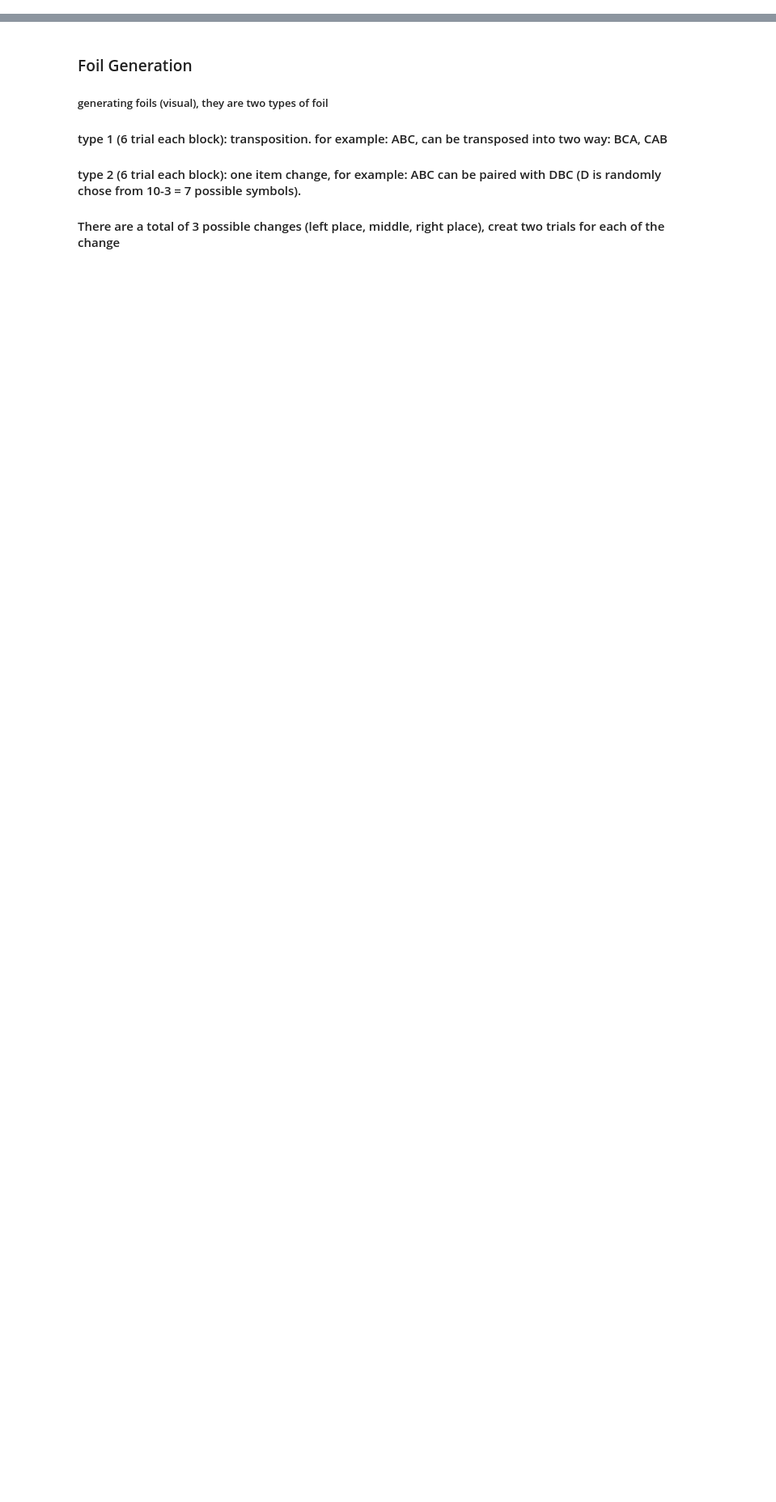
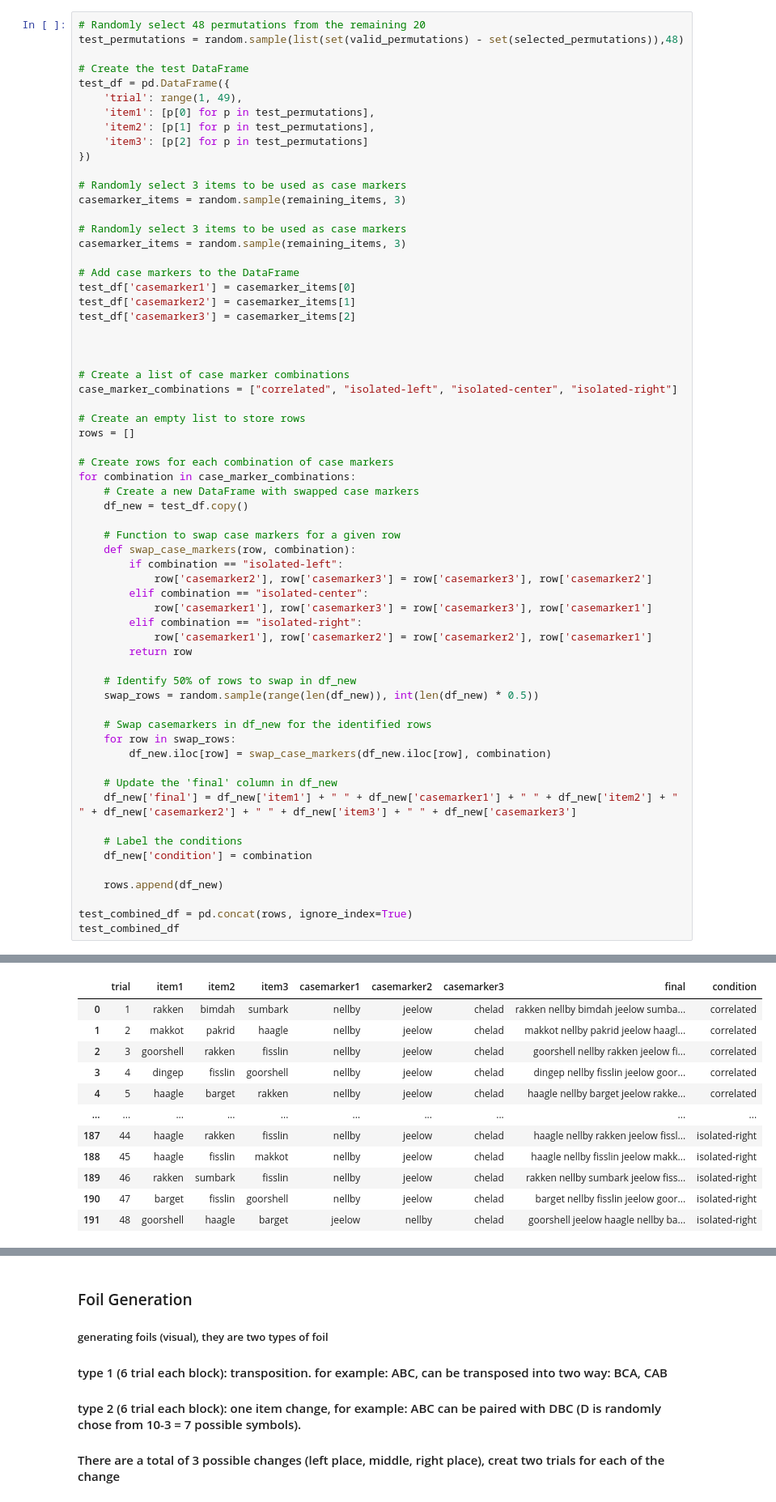
Before and after one commit to lucilevleugels/Adult_Artificial_Lang_Study, a Jupyter notebook: Generating stimuli parameters/Pythonised/Stimuli-Generation-Pythonised.ipynb, the cells around one changed output, grey strips where cells are left out. Shown at 81% size. Drawn from its saved outputs; the diff is of its cells as text; blank space fills up the shorter version.

Commit message:
updated code create disjoint test set

```diff
--- a/Generating stimuli parameters/Pythonised/Stimuli-Generation-Pythonised.ipynb
+++ b/Generating stimuli parameters/Pythonised/Stimuli-Generation-Pythonised.ipynb
@@ -174,0 +185,64 @@ combined_df[combined_df['condition'] == 'isolated-center']
+# %%
+# Randomly select 48 permutations from the remaining 20
+test_permutations = random.sample(list(set(valid_permutations) - set(selected_permutations)),48)
+
+# Create the test DataFrame
+test_df = pd.DataFrame({
+    'trial': range(1, 49),
+    'item1': [p[0] for p in test_permutations],
+    'item2': [p[1] for p in test_permutations],
+    'item3': [p[2] for p in test_permutations]
+})
+
+# Randomly select 3 items to be used as case markers
+casemarker_items = random.sample(remaining_items, 3)
+
+# Randomly select 3 items to be used as case markers
+casemarker_items = random.sample(remaining_items, 3)
+
+# Add case markers to the DataFrame
+test_df['casemarker1'] = casemarker_items[0]
+test_df['casemarker2'] = casemarker_items[1]
+test_df['casemarker3'] = casemarker_items[2]
+
+
+
+# Create a list of case marker combinations
+case_marker_combinations = ["correlated", "isolated-left", "isolated-center", "isolated-right"]
+
+# Create an empty list to store rows
+rows = []
+
+# Create rows for each combination of case markers
+for combination in case_marker_combinations:
+    # Create a new DataFrame with swapped case markers
+    df_new = test_df.copy()
+
+    # Function to swap case markers for a given row
+    def swap_case_markers(row, combination):
+        if combination == "isolated-left":
+            row['casemarker2'], row['casemarker3'] = row['casemarker3'], row['casemarker2']
+        elif combination == "isolated-center":
+            row['casemarker1'], row['casemarker3'] = row['casemarker3'], row['casemarker1']
+        elif combination == "isolated-right":
+            row['casemarker1'], row['casemarker2'] = row['casemarker2'], row['casemarker1']
+        return row
+
+    # Identify 50% of rows to swap in df_new
+    swap_rows = random.sample(range(len(df_new)), int(len(df_new) * 0.5))
+
+    # Swap casemarkers in df_new for the identified rows
+    for row in swap_rows:
+        df_new.iloc[row] = swap_case_markers(df_new.iloc[row], combination)
+
+    # Update the 'final' column in df_new
+    df_new['final'] = df_new['item1'] + " " + df_new['casemarker1'] + " " + df_new['item2'] + " " + df_new['casemarker2'] + " " + df_new['item3'] + " " + df_new['casemarker3']
+
+    # Label the conditions
+    df_new['condition'] = combination
+
+    rows.append(df_new)
+
+test_combined_df = pd.concat(rows, ignore_index=True)
+test_combined_df
+# %% [output]
@@ -174,0 +261,12 @@ combined_df[combined_df['condition'] == 'isolated-center']
+|  | trial | item1 | item2 | item3 | casemarker1 | casemarker2 | casemarker3 | final | condition |
+| 0 | 1 | rakken | bimdah | sumbark | nellby | jeelow | chelad | rakken nellby bimdah jeelow sumba... | correlated |
+| 1 | 2 | makkot | pakrid | haagle | nellby | jeelow | chelad | makkot nellby pakrid jeelow haagl... | correlated |
+| 2 | 3 | goorshell | rakken | fisslin | nellby | jeelow | chelad | goorshell nellby rakken jeelow fi... | correlated |
+| 3 | 4 | dingep | fisslin | goorshell | nellby | jeelow | chelad | dingep nellby fisslin jeelow goor... | correlated |
+| 4 | 5 | haagle | barget | rakken | nellby | jeelow | chelad | haagle nellby barget jeelow rakke... | correlated |
+| ... | ... | ... | ... | ... | ... | ... | ... | ... | ... |
+| 187 | 44 | haagle | rakken | fisslin | nellby | jeelow | chelad | haagle nellby rakken jeelow fissl... | isolated-right |
+| 188 | 45 | haagle | fisslin | makkot | nellby | jeelow | chelad | haagle nellby fisslin jeelow makk... | isolated-right |
+| 189 | 46 | rakken | sumbark | fisslin | nellby | jeelow | chelad | rakken nellby sumbark jeelow fiss... | isolated-right |
+| 190 | 47 | barget | fisslin | goorshell | nellby | jeelow | chelad | barget nellby fisslin jeelow goor... | isolated-right |
+| 191 | 48 | goorshell | haagle | barget | jeelow | nellby | chelad | goorshell jeelow haagle nellby ba... | isolated-right |
```
Also changed, not shown: parts of 9 cells of this notebook, 8 other files.
